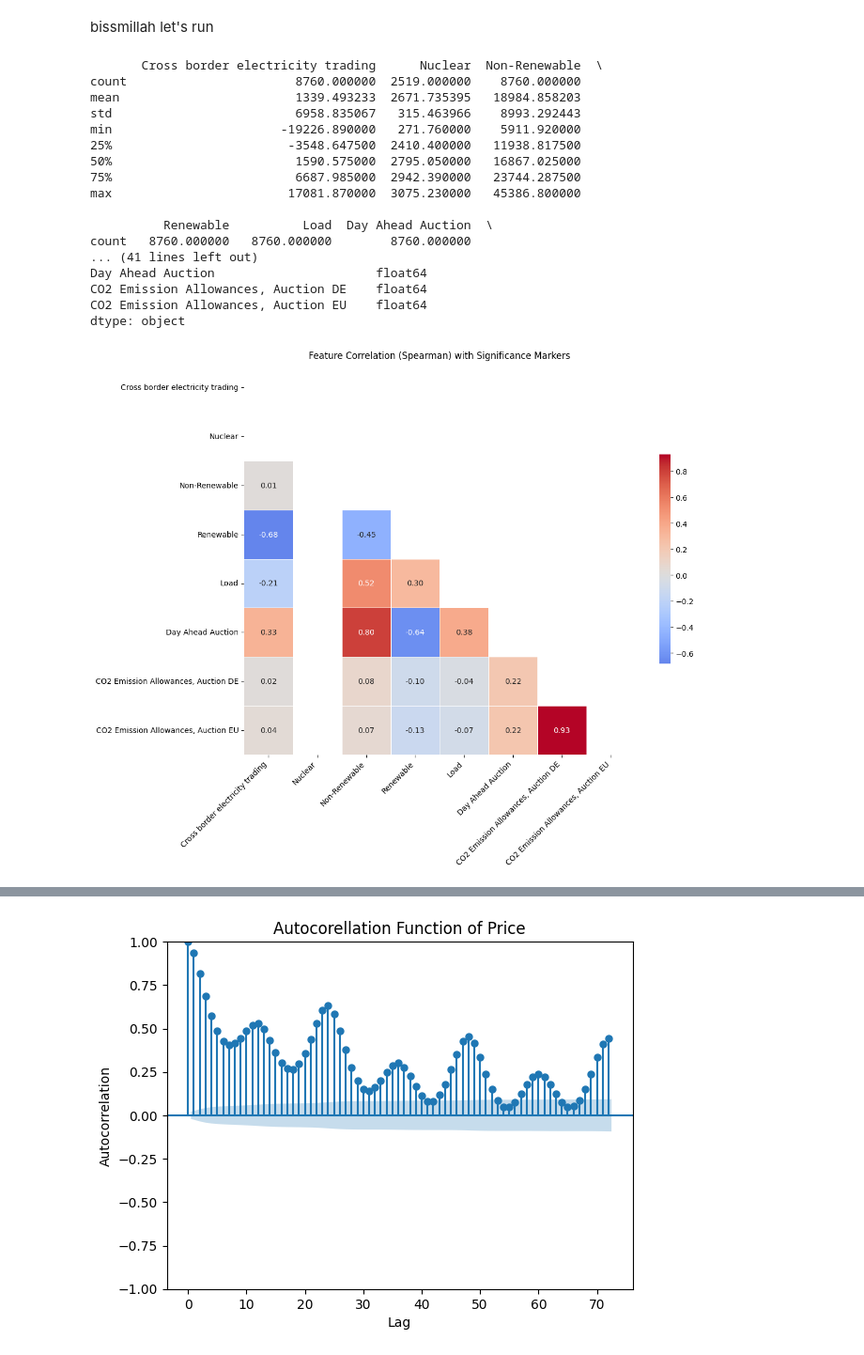
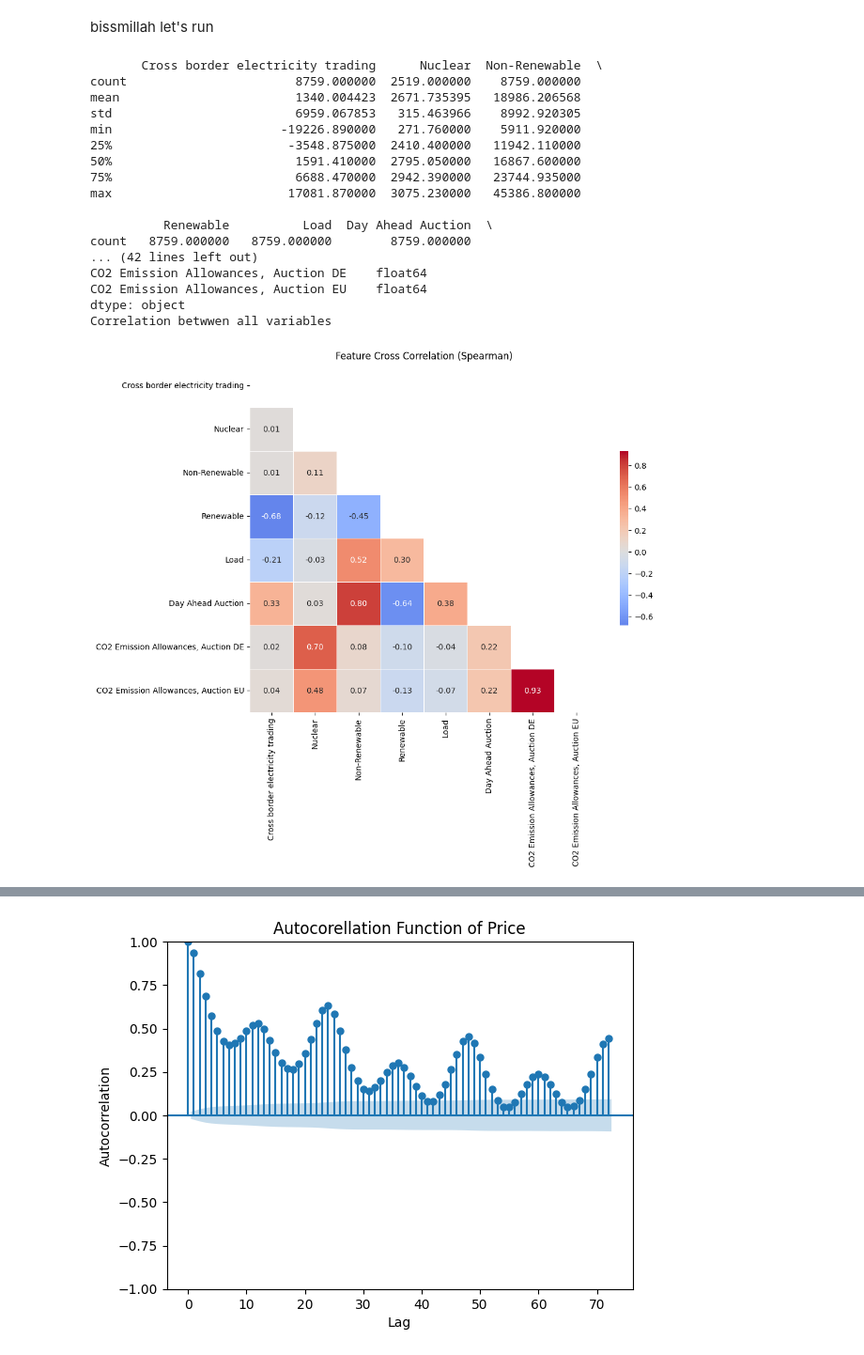
Before and after one commit to Mohamed-Abdellahi/ML-electricity, a Jupyter notebook: part2.ipynb, the cells around one changed output, grey strips where cells are left out. Shown at 94% size. Saved outputs shown, nothing was run; the diff lists cells and outputs as text; code cells hidden in the pictures.

```diff
--- a/part2.ipynb
+++ b/part2.ipynb
@@ -71,33 +73,20 @@ def show_correlation(df, target_variable):
     plt.title(f'Feature Correlation with {target_variable}')
     plt.show()
 
-def show_correlation1(df, method='spearman', significance_level=0.05):
-    if method not in ['pearson', 'spearman']:
-        raise ValueError("Method must be 'pearson' or 'spearman'")
+def show_cross_correlation(df, target_variable, method='spearman', title= ""):
+    # Calculate the Spearman rank correlation matrix
+    corr_matrix = df.corr(method=method)
 
-    if method == 'pearson':
-        corr = df.corr(method='pearson')
-        # Assuming df is a pandas DataFrame with proper column names
-        p_values = df.corr(method=lambda x, y: sp.pearsonr(x, y)[1]) - np.eye(*df.shape)
-    elif method == 'spearman':
-        corr, p_values = sp.stats.spearmanr(df)
-        corr = pd.DataFrame(corr, index=df.columns, columns=df.columns)
-        p_values = pd.DataFrame(p_values, index=df.columns, columns=df.columns)
+    # Generate a mask for the upper triangle (optional, for aesthetics)
+    mask = np.triu(np.ones_like(corr_matrix, dtype=bool))
 
-    mask = np.triu(np.ones_like(corr, dtype=bool))
-    plt.figure(figsize=(12, 10))  # You can adjust this size as needed
-    sns.heatmap(corr, mask=mask, annot=True, fmt='.2f', cmap='coolwarm', center=0,
-                square=True, linewidths=.5, cbar_kws={"shrink": .5})
+    # Set up the matplotlib figure
+    plt.figure(figsize=(10, 8))
 
-    # Iterate over the data and create text annotations with asterisks for significant p-values
-    for i in range(corr.shape[0]):
-        for j in range(corr.shape[1]):
-            if i < j and p_values.iloc[i, j] < significance_level:  # Only upper triangle
-                plt.text(j, i, '*', ha='center', va='center', color='white', fontsize=14)
+    # Draw the heatmap with the mask and correct aspect ratio
+    sns.heatmap(corr_matrix, mask=mask, cmap='coolwarm', center=0,
+                annot=True, fmt='.2f', square=True, linewidths=.5, cbar_kws={"shrink": .5})
 
-    plt.title(f'Feature Correlation ({method.capitalize()}) with Significance Markers')
-    plt.xticks(rotation=45, ha='right')  # Rotate the x-axis labels for better visibility if needed
-    plt.yticks(rotation=0)  # Adjust the rotation of y-axis labels if needed
-    plt.tight_layout()  # Adjust the layout
+    plt.title(f'Feature Cross Correlation (Spearman){title}')
     plt.show()
 # %%
@@ -358,32 +330,33 @@ bissmillah let's run
 # %%
 path_bureau= r'H:\perso\thesis\data\germany_2023.xlsx'
 path_home = '/Users/mohamedabdellahi/Desktop/Trust the process/1- M203/master thesis/data/germany-Main.xlsx'
 path= path_home
 target_column_name= 'Day Ahead Auction'
 df = pd.read_excel(path, skiprows=[1])
 df.set_index('Date', inplace=True)
 explore_data(df)
-show_correlation1(df,'spearman')
-show_correlation(df, 'Day Ahead Auction')
+print("Correlation betwwen all variables")
+show_cross_correlation(df,'spearman')
+show_correlation(df, target_column_name)
 # %% [output]
        Cross border electricity trading      Nuclear  Non-Renewable  \
-count                       8760.000000  2519.000000    8760.000000
-mean                        1339.493233  2671.735395   18984.858203
-std                         6958.835067   315.463966    8993.292443
+count                       8759.000000  2519.000000    8759.000000
+mean                        1340.004423  2671.735395   18986.206568
+std                         6959.067853   315.463966    8992.920305
 min                       -19226.890000   271.760000    5911.920000
-25%                        -3548.647500  2410.400000   11938.817500
-50%                         1590.575000  2795.050000   16867.025000
-75%                         6687.985000  2942.390000   23744.287500
+25%                        -3548.875000  2410.400000   11942.110000
+50%                         1591.410000  2795.050000   16867.600000
+75%                         6688.470000  2942.390000   23744.935000
 max                        17081.870000  3075.230000   45386.800000
 
           Renewable          Load  Day Ahead Auction  \
-count   8760.000000   8760.000000        8760.000000
-... (41 lines left out)
-Day Ahead Auction                      float64
+count   8759.000000   8759.000000        8759.000000
+... (42 lines left out)
 CO2 Emission Allowances, Auction DE    float64
 CO2 Emission Allowances, Auction EU    float64
 dtype: object
+Correlation betwwen all variables
-[figure, old version]
+[figure, new version]
 [figure]
 # %%
 df = df.drop(['Nuclear'], axis=1)
```
Also changed, not shown: parts of 41 cells of this notebook, 3 other files.
